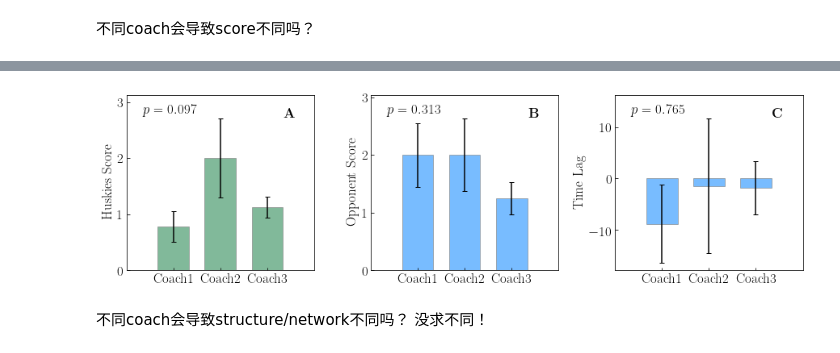
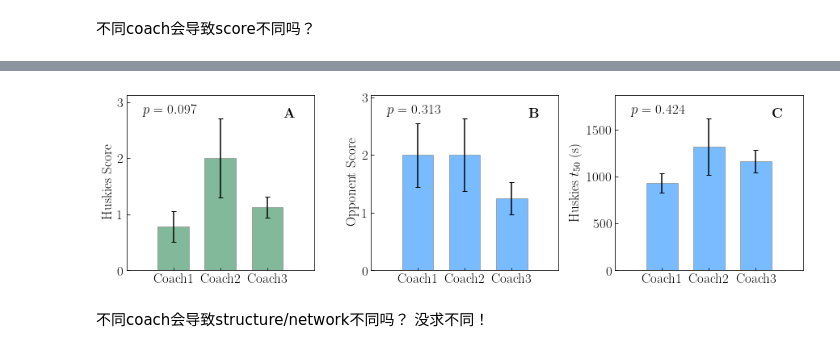
Before and after one commit to AstroJacobLi/FootballTeamStrategy, a Jupyter notebook: Network-adaptibility.ipynb, the cells around one changed output, grey strips where cells are left out. Cells and saved outputs as stored; diff of their text form; code cells hidden in the pictures.

```diff
--- a/Network-adaptibility.ipynb
+++ b/Network-adaptibility.ipynb
@@ -198,11 +198,11 @@ from utils import color_func, calc_mean_std
 
 fig, axes = plt.subplots(1, 3, figsize=(15, 4), sharey=False)
 
-ylabel_set = [r'Huskies Score', r'Opponent Score', 'Time Lag']
+ylabel_set = [r'Huskies Score', r'Opponent Score', 'Huskies $t_{50}$ (s)']
 
 tag_set = ['A', 'B', 'C', 'D', 'E', 'F']
 
-for ind, column in enumerate(['OwnScore', 'OpponentScore', 'time_lag']):
+for ind, column in enumerate(['OwnScore', 'OpponentScore', 'Huskies_mean_50time']):
     ax = axes[ind]
 
     score_dict = {outcome:
@@ -224,34 +224,34 @@ for ind, column in enumerate(['OwnScore', 'OpponentScore', 'time_lag']):
     ax.bar(x_pos, [win[0], tie[0], loss[0]],
            yerr=[win[1], tie[1], loss[1]],
            error_kw={'capsize': 3},
            width=1, color=color_func(pvalue),
            edgecolor='gray',
            alpha=0.6)
     ax.tick_params(direction='in', labelleft=True)
     ylim = ax.get_ylim()
     ax.set_xlim(0, 6)
     ax.text(0.5, ylim[1] - (ylim[1] - ylim[0]) * 0.02, r'$p={:.3f}$'.format(pvalue))
     ax.set_ylim(ylim[0], ylim[0] + 1.1 * (ylim[1] - ylim[0]))
     #ax.text(0.5, 1800, r'$p={:.3f}$'.format(pvalue))
     #ax.set_ylim(0, 2000)
     ax.set_xticks(x_pos)
     ax.set_xticklabels(x_label)
     ax.set_ylabel(ylabel_set[ind])
 
     ax.text(5.2, ylim[1] - (ylim[1] - ylim[0]) * 0.02,
             r'$\textbf{' + tag_set[ind] + '}$',
             fontsize=17,
             fontweight='bold',
             horizontalalignment='center',
             verticalalignment='center')
 
 
 plt.subplots_adjust(wspace=0.3)
 
 plt.savefig('./Draft/coach-score.pdf', dpi=200, bbox_inches='tight')
 plt.savefig('./Draft/coach-score.png', dpi=200, bbox_inches='tight')
 # %% [output]
-[figure, old version]
+[figure, new version]
 # %% [markdown]
 不同coach会导致structure/network不同吗？ 没求不同！
 # %%
```
Also changed, not shown: 4 other files.
